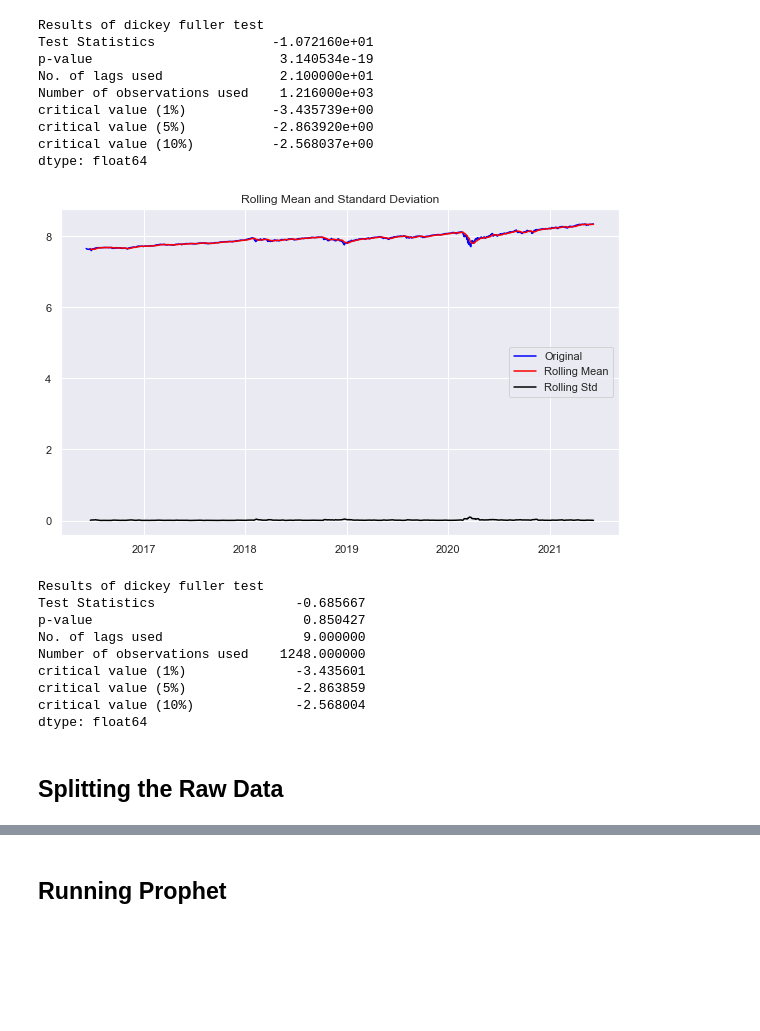
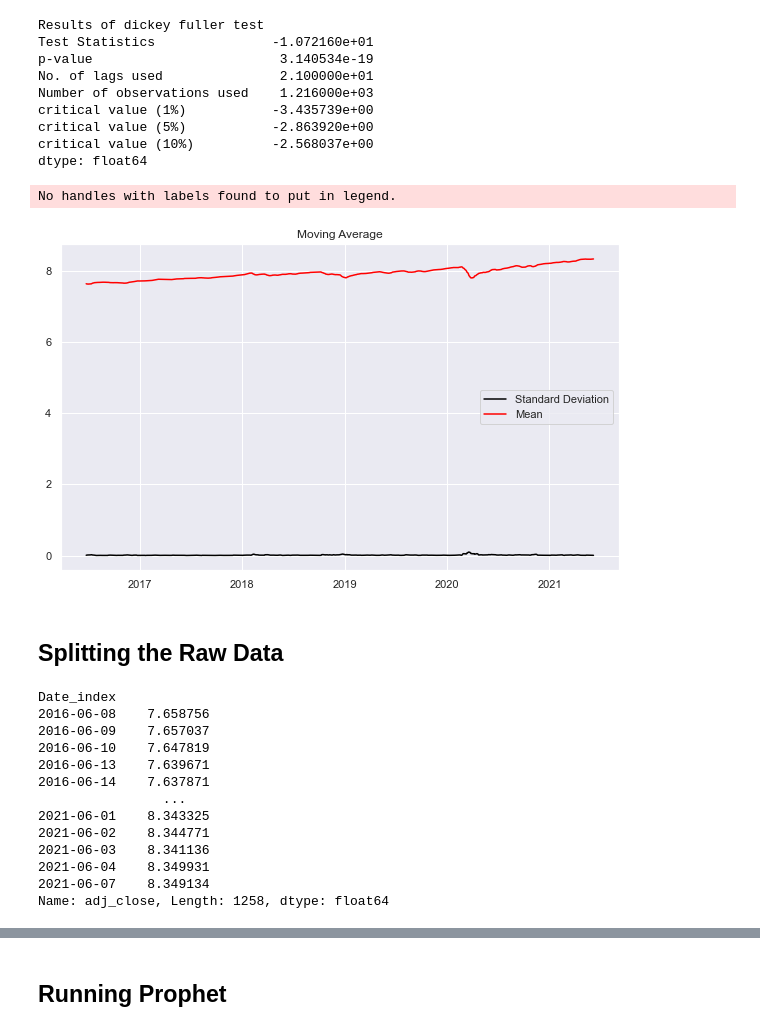
Before and after one commit to edologgerbird/SP500-forecast, a Jupyter notebook: SP500-forecasting.ipynb, the cells around one changed output, grey strips where cells are left out. Cells and saved outputs as stored; diff of their text form; code cells hidden in the pictures; blank space fills up the shorter version.

```diff
--- a/SP500-forecasting.ipynb
+++ b/SP500-forecasting.ipynb
@@ -305,27 +307,33 @@ dtype: float64
 # %%
 from pylab import rcParams
 rcParams['figure.figsize'] = 10, 6
 df_log = np.log(df_close)
-# moving_avg = df_log.rolling(12).mean()
-# std_dev = df_log.rolling(12).std()
-# plt.legend(loc='best')
-# plt.title('Moving Average')
-# plt.plot(std_dev, color ="black", label = "Standard Deviation")
-# plt.plot(moving_avg, color="red", label = "Mean")
-# plt.legend()
-# plt.show()
-
-test_stationarity(df_log)
+moving_avg = df_log.rolling(12).mean()
+std_dev = df_log.rolling(12).std()
+plt.legend(loc='best')
+plt.title('Moving Average')
+plt.plot(std_dev, color ="black", label = "Standard Deviation")
+plt.plot(moving_avg, color="red", label = "Mean")
+plt.legend()
+plt.show()
 # %% [output]
+No handles with labels found to put in legend.
-[figure, old version]
+[figure, new version]
-Results of dickey fuller test
-Test Statistics                  -0.685667
-p-value                           0.850427
-No. of lags used                  9.000000
-Number of observations used    1248.000000
-critical value (1%)              -3.435601
-critical value (5%)              -2.863859
-critical value (10%)             -2.568004
-dtype: float64
 # %% [markdown]
 ## Splitting the Raw Data
+# %%
+df_log
+# %% [output]
+Date_index
+2016-06-08    7.658756
+2016-06-09    7.657037
+2016-06-10    7.647819
+2016-06-13    7.639671
+2016-06-14    7.637871
+                ...
+2021-06-01    8.343325
+2021-06-02    8.344771
+2021-06-03    8.341136
+2021-06-04    8.349931
+2021-06-07    8.349134
+Name: adj_close, Length: 1258, dtype: float64
```
Also changed, not shown: parts of 10 cells of this notebook.
